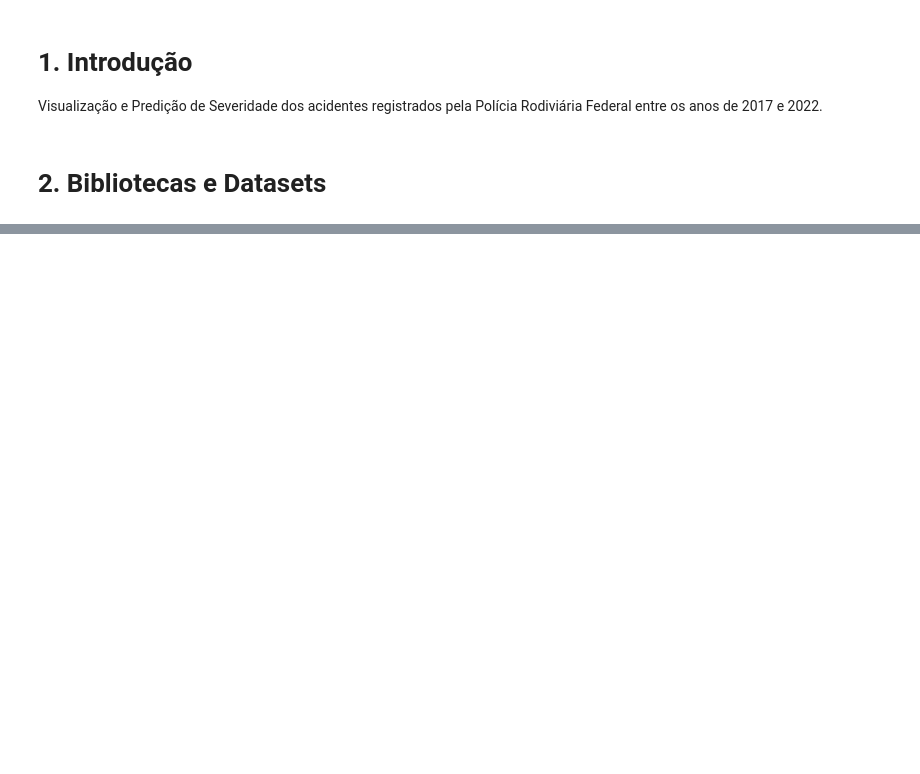
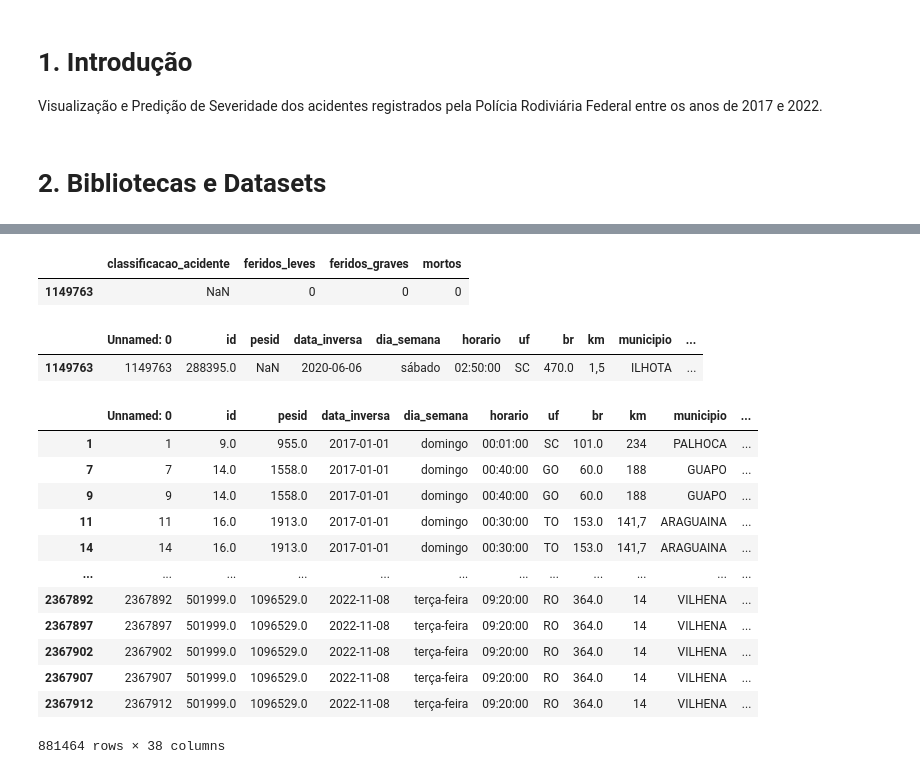
Before and after one commit to ismailytm/prf_acidentes_transito, a Jupyter notebook: prf_acidentes_transito.ipynb, the cells around one changed output, grey strips where cells are left out. Cells and saved outputs as stored; diff of their text form; code cells hidden in the pictures; blank space fills up the shorter version.

```diff
--- a/prf_acidentes_transito.ipynb
+++ b/prf_acidentes_transito.ipynb
@@ -46,3 +38,5 @@ merged_df.head()
 # dftrans_20 = pd.read_csv('data/acidentes2020_todas_causas_tipos.csv', sep=';', encoding='cp1252')
 # dftrans_21 = pd.read_csv('data/acidentes2021_todas_causas_tipos.csv', sep=';', encoding='cp1252')
 # dftrans_22 = pd.read_csv('data/acidentes2022_todas_causas_tipos.csv', sep=';', encoding='cp1252')
+# %%
+dftrans = pd.read_csv('data/merged_acidentes2017a2022.csv')
@@ -48,0 +103,32 @@ merged_df.head()
+# %%
+dftrans[['classificacao_acidente','feridos_leves','feridos_graves','mortos']][dftrans['classificacao_acidente'].isna()]
+# %% [output]
+|  | classificacao_acidente | feridos_leves | feridos_graves | mortos |
+| 1149763 | NaN | 0 | 0 | 0 |
+# %%
+# Altera a maneira que o Pandas mostra as colunas
+pd.set_option('display.max_columns', None) # default:0, None mostra todas as colunas
+pd.set_option('display.max_colwidth', 50) # defaul:50, None mostra o conteúdo completo das colunas
+# %%
+dftrans[dftrans['classificacao_acidente'].isna()]
+# %% [output]
+|  | Unnamed: 0 | id | pesid | data_inversa | dia_semana | horario | uf | br | km | municipio | ... |
+| 1149763 | 1149763 | 288395.0 | NaN | 2020-06-06 | sábado | 02:50:00 | SC | 470.0 | 1,5 | ILHOTA | ... |
+# %%
+dftrans[dftrans['ilesos'] == 1 & dftrans['classificacao_acidente'] == 'Sem Vítimas']
+
+#udemy_pago = len(udemy_cursos[udemy_cursos["is_paid"]==True])
+# %% [output]
+|  | Unnamed: 0 | id | pesid | data_inversa | dia_semana | horario | uf | br | km | municipio | ... |
+| 1 | 1 | 9.0 | 955.0 | 2017-01-01 | domingo | 00:01:00 | SC | 101.0 | 234 | PALHOCA | ... |
+| 7 | 7 | 14.0 | 1558.0 | 2017-01-01 | domingo | 00:40:00 | GO | 60.0 | 188 | GUAPO | ... |
+| 9 | 9 | 14.0 | 1558.0 | 2017-01-01 | domingo | 00:40:00 | GO | 60.0 | 188 | GUAPO | ... |
+| 11 | 11 | 16.0 | 1913.0 | 2017-01-01 | domingo | 00:30:00 | TO | 153.0 | 141,7 | ARAGUAINA | ... |
+| 14 | 14 | 16.0 | 1913.0 | 2017-01-01 | domingo | 00:30:00 | TO | 153.0 | 141,7 | ARAGUAINA | ... |
+| ... | ... | ... | ... | ... | ... | ... | ... | ... | ... | ... | ... |
+| 2367892 | 2367892 | 501999.0 | 1096529.0 | 2022-11-08 | terça-feira | 09:20:00 | RO | 364.0 | 14 | VILHENA | ... |
+| 2367897 | 2367897 | 501999.0 | 1096529.0 | 2022-11-08 | terça-feira | 09:20:00 | RO | 364.0 | 14 | VILHENA | ... |
+| 2367902 | 2367902 | 501999.0 | 1096529.0 | 2022-11-08 | terça-feira | 09:20:00 | RO | 364.0 | 14 | VILHENA | ... |
+| 2367907 | 2367907 | 501999.0 | 1096529.0 | 2022-11-08 | terça-feira | 09:20:00 | RO | 364.0 | 14 | VILHENA | ... |
+| 2367912 | 2367912 | 501999.0 | 1096529.0 | 2022-11-08 | terça-feira | 09:20:00 | RO | 364.0 | 14 | VILHENA | ... |
+881464 rows × 38 columns
```
Also changed, not shown: parts of 9 cells of this notebook.
